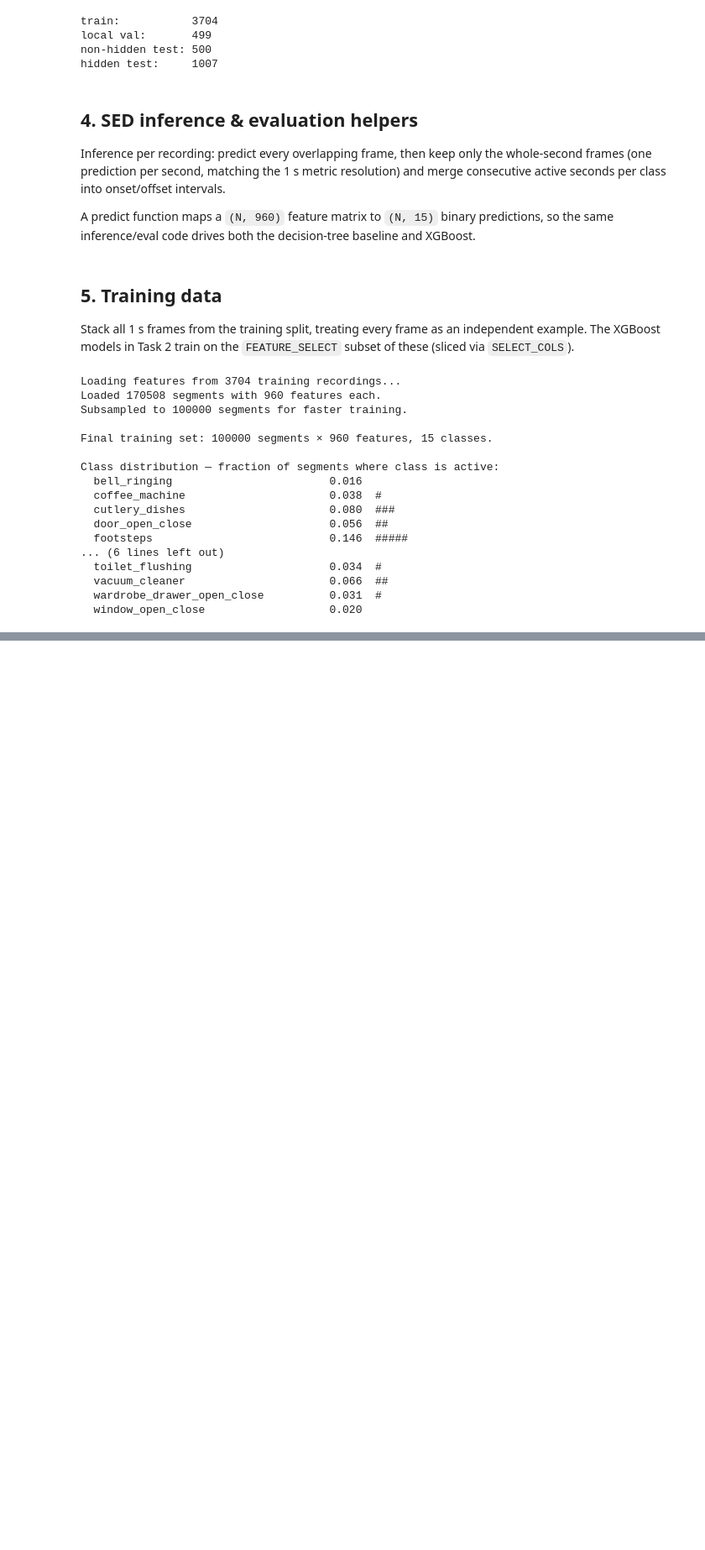
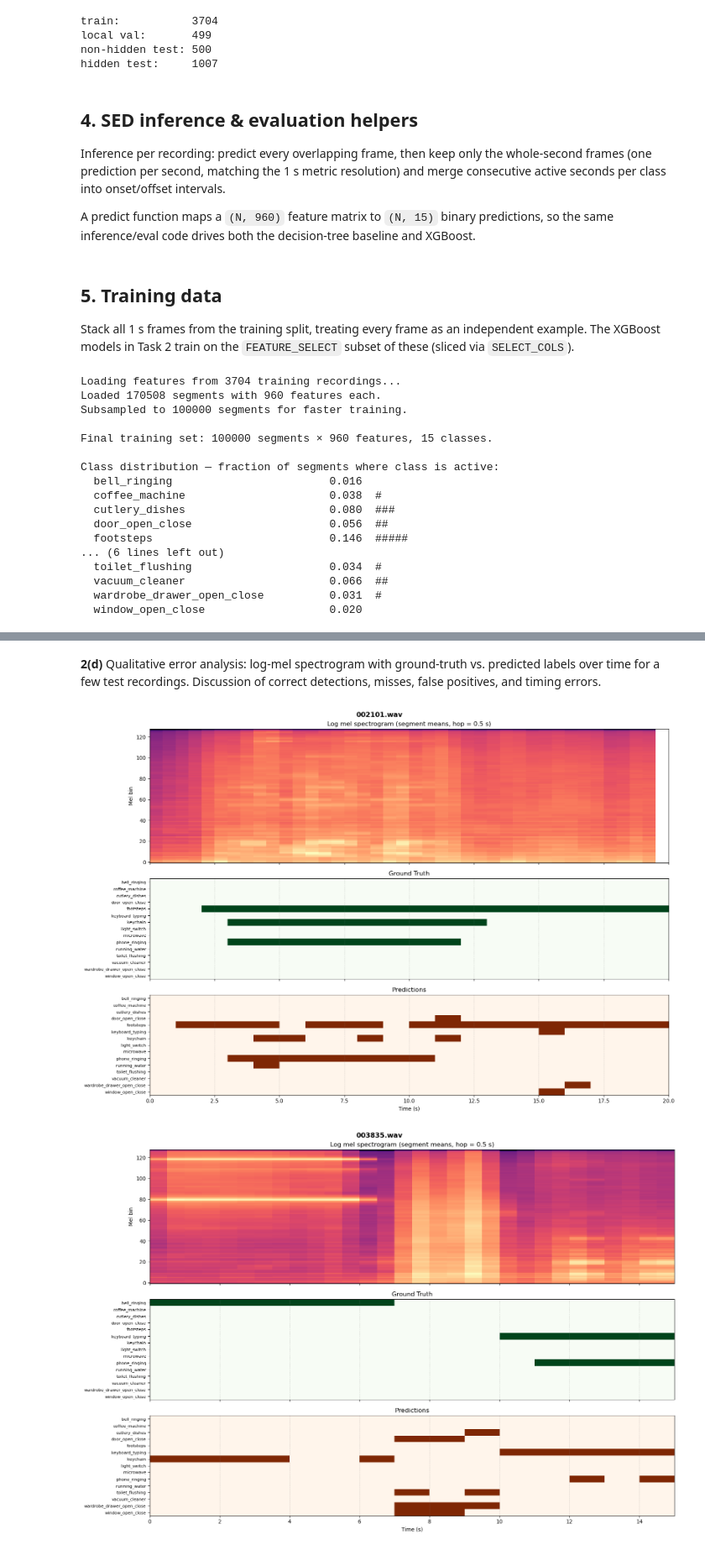
Before and after one commit to LaurinSiebert/mlpc_project, a Jupyter notebook: notebooks/challenge/03_challenge_sed.ipynb, the cells around one changed output, grey strips where cells are left out. Shown at 84% size. Saved outputs shown, nothing was run; the diff lists cells and outputs as text; code cells hidden in the pictures; blank space fills up the shorter version.

```diff
--- a/notebooks/challenge/03_challenge_sed.ipynb
+++ b/notebooks/challenge/03_challenge_sed.ipynb
@@ -315,0 +435,67 @@ wardrobe_drawer_open_close   0.181435 0.522267 0.269311
+# %% [markdown]
+**2(d)** Qualitative error analysis: log-mel spectrogram with ground-truth vs. predicted labels over time for a few test recordings. Discussion of correct detections, misses, false positives, and timing errors.
+# %%
+# reuse the SED inference and visualization code from challenge_baseline.ipynb to plot some examples with predictions vs. ground truth
+def plot_sed_example(filepath, predict_fn):
+
+    recording_features = dict(np.load(filepath, allow_pickle=True))
+    start_times = recording_features["start_time"]                      # [0.0, 0.5, 1.0, ...]
+
+    # whole-second mask — same filter used in run_sed_inference / challenge_baseline.ipynb
+    whole_second_mask = np.isclose(start_times % 1.0, 0.0)
+
+    # run inference to get predictions and time axis for the predicted segments
+    preds, times, fname = run_sed_inference(filepath, predict_fn)
+
+    # ground-truth labels at whole-second resolution (majority-vote across annotators)
+    gt_all  = get_segment_labels(recording_features)    # (N_all_segments, C)
+    gt_whole = gt_all[whole_second_mask]                # (N_ws, C)
+
+    # Log-mel spectrogram: use ALL segments (hop=0.5 s) for twice the time resolution
+    mel_log = np.log1p(recording_features["melspect_mean"].T) # (n_mels, N_all)
+
+    C = len(CLASS_NAMES)
+
+    # pcolormesh edge arrays
+    t_edges_all = np.append(start_times, start_times[-1] + HOP_SIZE)
+    t_edges_ws  = np.append(times, float(times[-1]) + SEGMENT_LENGTH)
+    mel_edges   = np.arange(mel_log.shape[0] + 1) - 0.5
+    cls_edges   = np.arange(C + 1) - 0.5
+
+    fig, ax = plt.subplots(3, 1, figsize=(16, 11),
+                            gridspec_kw={"height_ratios": [2, 1.5, 1.5]},
+                            sharex=True)
+    fig.suptitle(fname, fontsize=13, fontweight="bold")
+
+    # --- 1. Log-mel spectrogram ---
+    ax[0].pcolormesh(t_edges_all, mel_edges, mel_log, cmap="magma", shading="flat")
+    ax[0].set_ylabel("Mel bin")
+    ax[0].set_title("Log mel spectrogram (segment means, hop = 0.5 s)")
+    # color bar removed to align with spectrum with graphs below!
+
+    # --- 2. Ground truth ---
+    ax[1].pcolormesh(t_edges_ws, cls_edges, gt_whole.T, cmap="Greens", vmin=0, vmax=1, shading="flat")
+    ax[1].set_yticks(range(C))
+    ax[1].set_yticklabels(CLASS_NAMES, fontsize=8)
+    ax[1].invert_yaxis()
+    ax[1].set_title("Ground Truth")
+    ax[1].grid(axis="x", linestyle="--", linewidth=0.6, alpha=0.4, color="gray")
+
+    # --- 3. Predictions ---
+    ax[2].pcolormesh(t_edges_ws, cls_edges, preds.T, cmap="Oranges", vmin=0, vmax=1, shading="flat")
+    ax[2].set_yticks(range(C))
+    ax[2].set_yticklabels(CLASS_NAMES, fontsize=8)
+    ax[2].invert_yaxis()
+    ax[2].set_title("Predictions")
+    ax[2].grid(axis="x", linestyle="--", linewidth=0.6, alpha=0.4, color="gray")
+    ax[2].set_xlabel("Time (s)")
+
+    plt.tight_layout()
+    plt.show()
+
+
+for fp in our_test_files[:3]:
+    plot_sed_example(fp, xgb_predict)
+# %% [output]
+[figure, added]
+[figure, added]
```
Also changed, not shown: parts of 10 cells of this notebook, 1 other file.
